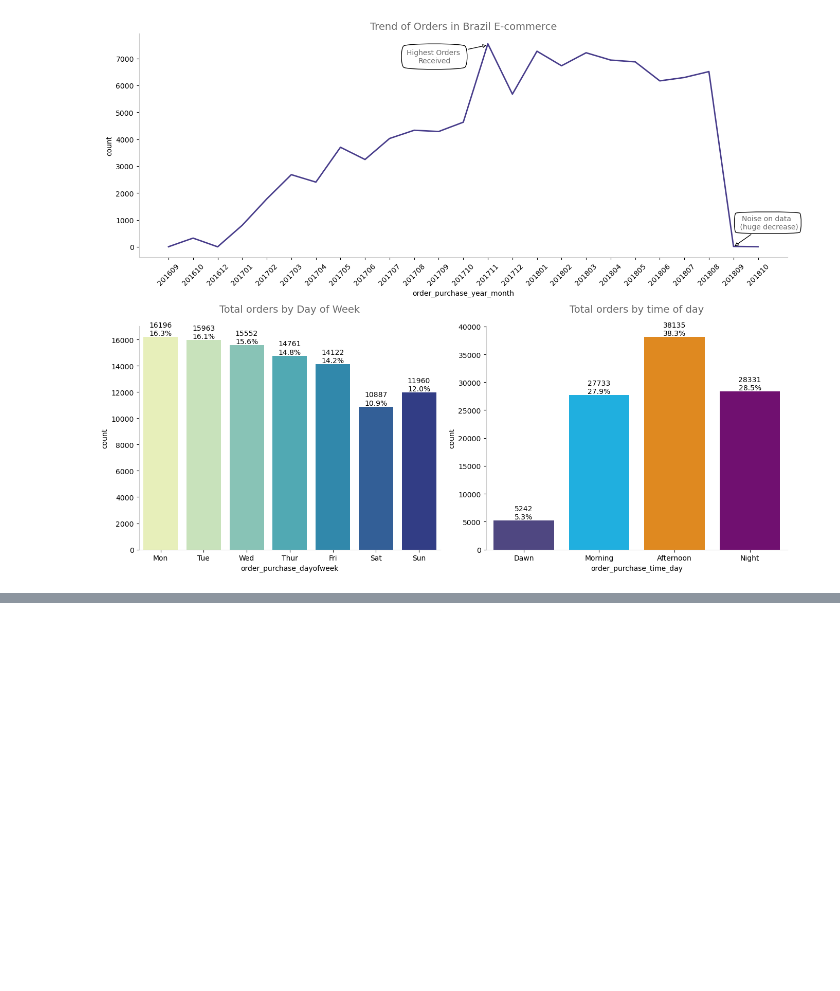
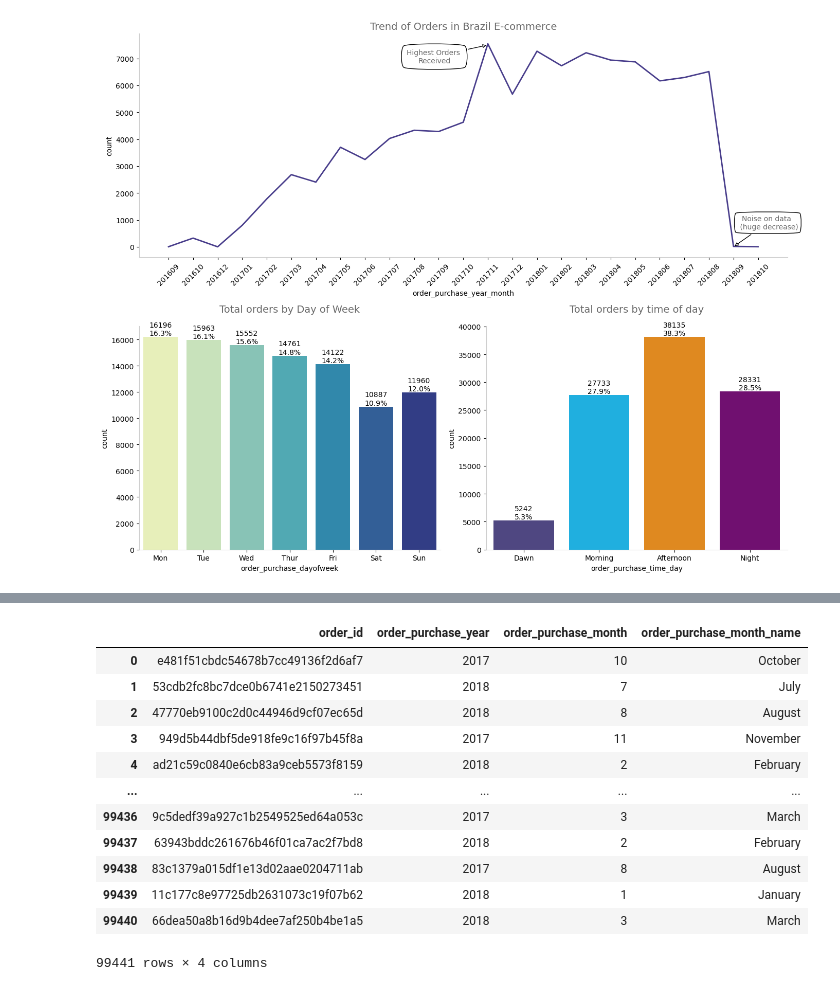
Before and after one commit to FRANKSADWAR/Brazil_Ecommerce, a Jupyter notebook: E_commerce_EDA_and_Sentiment_Analysis.ipynb, the cells around one changed output, grey strips where cells are left out. Cells and saved outputs as stored; diff of their text form; code cells hidden in the pictures; blank space fills up the shorter version.

```diff
--- a/E_commerce_EDA_and_Sentiment_Analysis.ipynb
+++ b/E_commerce_EDA_and_Sentiment_Analysis.ipynb
@@ -243,0 +277,16 @@ plt.show()
+# %%
+df_orders[['order_id','order_purchase_year','order_purchase_month','order_purchase_month_name']]
+# %% [output]
+|  | order_id | order_purchase_year | order_purchase_month | order_purchase_month_name |
+| 0 | e481f51cbdc54678b7cc49136f2d6af7 | 2017 | 10 | October |
+| 1 | 53cdb2fc8bc7dce0b6741e2150273451 | 2018 | 7 | July |
+| 2 | 47770eb9100c2d0c44946d9cf07ec65d | 2018 | 8 | August |
+| 3 | 949d5b44dbf5de918fe9c16f97b45f8a | 2017 | 11 | November |
+| 4 | ad21c59c0840e6cb83a9ceb5573f8159 | 2018 | 2 | February |
+| ... | ... | ... | ... | ... |
+| 99436 | 9c5dedf39a927c1b2549525ed64a053c | 2017 | 3 | March |
+| 99437 | 63943bddc261676b46f01ca7ac2f7bd8 | 2018 | 2 | February |
+| 99438 | 83c1379a015df1e13d02aae0204711ab | 2017 | 8 | August |
+| 99439 | 11c177c8e97725db2631073c19f07b62 | 2018 | 1 | January |
+| 99440 | 66dea50a8b16d9b4dee7af250b4be1a5 | 2018 | 3 | March |
+99441 rows × 4 columns
```
Also changed, not shown: parts of 10 cells of this notebook, 1 other file.
